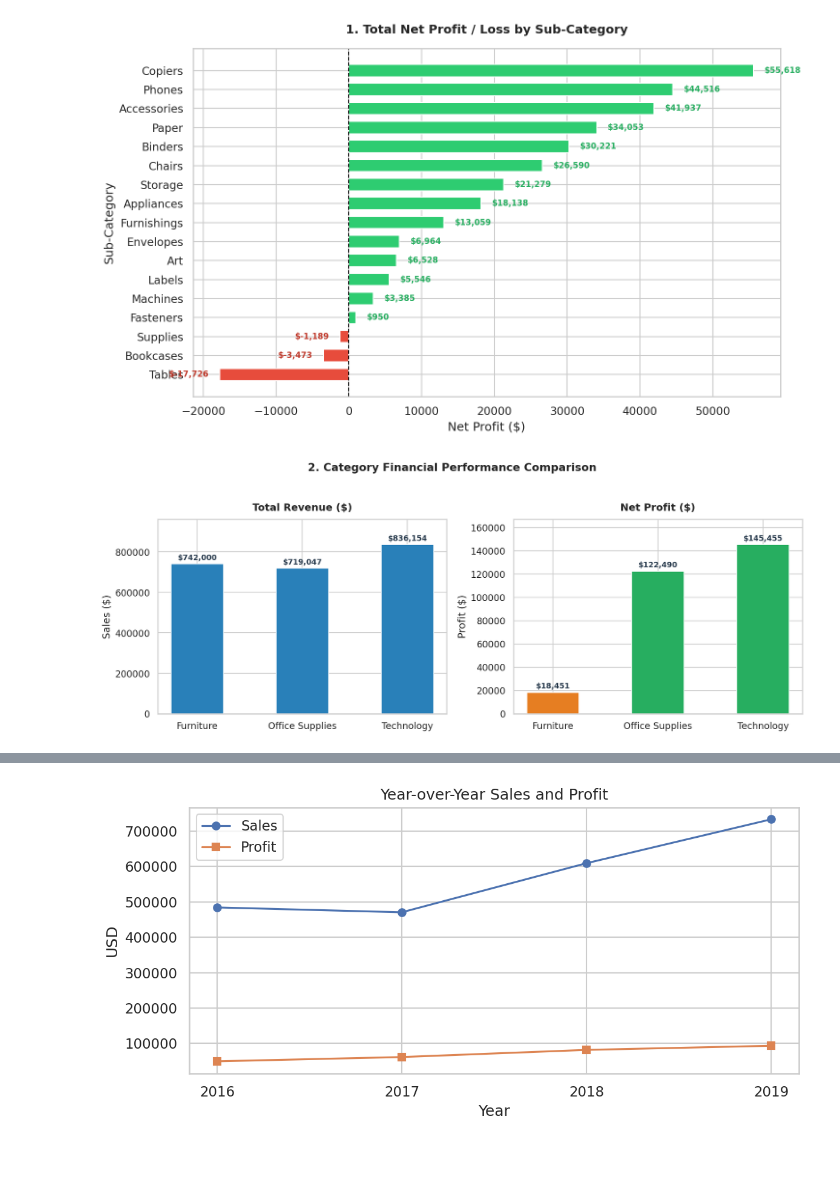
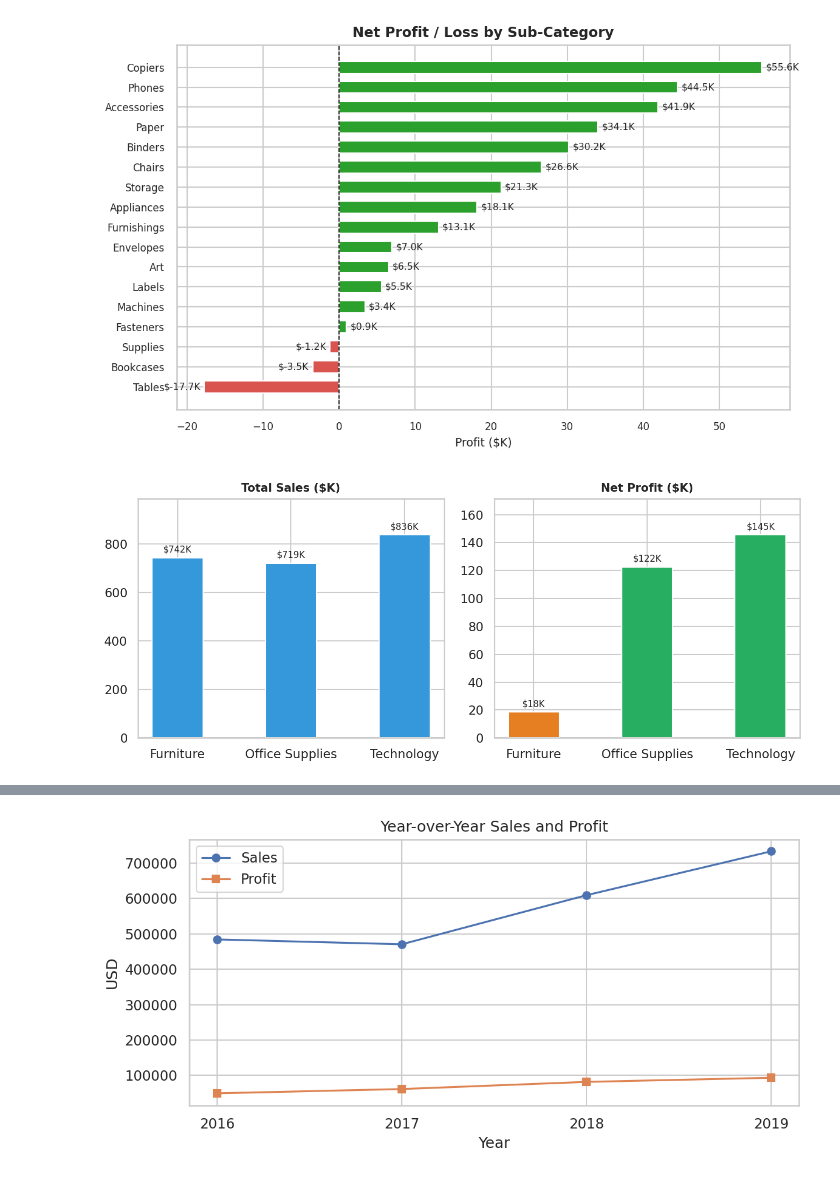
Before and after one commit to Abdullah-630/superstore-analytics, a Jupyter notebook: notebooks/4_data_visualization.ipynb, the cells around one changed output, grey strips where cells are left out. Cells and saved outputs as stored; diff of their text form; code cells hidden in the pictures.

```diff
--- a/notebooks/4_data_visualization.ipynb
+++ b/notebooks/4_data_visualization.ipynb
@@ -13,63 +37,43 @@ df = pd.read_pickle('../data/processed/superstore_eda_ready.pkl')
 # %%
-# Chart 1: Net Profit by Sub-Category (Identifying Loss-Makers)
+subcat_profit = df.groupby('Sub-Category')['Profit'].sum().sort_values()
 
-subcat_profit = df.groupby('Sub-Category', observed=True)['Profit'].sum().sort_values()
+colors = ['#d9534f' if p < 0 else '#2ca02c' for p in subcat_profit]
+
+plt.figure(figsize=(8, 5))
+bars = plt.barh(subcat_profit.index, subcat_profit / 1e3, color=colors, height=0.6)
 
 
-colors = ['#e74c3c' if val < 0 else '#2ecc71' for val in subcat_profit.values]
+plt.bar_label(bars, fmt='$%.1fK', padding=3, fontsize=7.5)
 
-plt.figure(figsize=(10, 6))
-bars = plt.barh(subcat_profit.index, subcat_profit.values, color=colors, height=0.65)
-
-
-for bar in bars:
-    w = bar.get_width()
-    offset = -1500 if w < 0 else 1500
-    ha = 'right' if w < 0 else 'left'
-    plt.text(w + offset, bar.get_y() + bar.get_height()/2, f"${w:,.0f}",
-             va='center', ha=ha, fontsize=8, fontweight='bold',
-             color='#c0392b' if w < 0 else '#27ae60')
-
-plt.axvline(0, color='black', linewidth=1, linestyle='--')
-plt.title('1. Total Net Profit / Loss by Sub-Category', fontweight='bold', pad=15)
-plt.xlabel('Net Profit ($)')
-plt.ylabel('Sub-Category')
+plt.axvline(0, color='black', linewidth=0.8, linestyle='--')
+plt.title('Net Profit / Loss by Sub-Category', fontsize=11, fontweight='bold')
+plt.xlabel('Profit ($K)', fontsize=9)
+plt.yticks(fontsize=8)
+plt.xticks(fontsize=8)
 plt.tight_layout()
 plt.show()
 # %% [output]
-[figure, old version]
+[figure, new version]
 # %%
-# ==============================================================================
-# Chart 2 (Side-by-Side): Total Sales vs. Net Profit across Categories
-# ==============================================================================
-cat_data = df.groupby('Category', observed=True)[['Sales', 'Profit']].sum().reset_index()
+cat = df.groupby('Category')[['Sales', 'Profit']].sum()
 
-fig, (ax1, ax2) = plt.subplots(1, 2, figsize=(12, 4.5))
+fig, (ax1, ax2) = plt.subplots(1, 2, figsize=(9, 3.8))
 
-# 1. Sales Plot (Left)
-bars1 = ax1.bar(cat_data['Category'], cat_data['Sales'], color='#2980b9', width=0.5)
-ax1.set_title('Total Revenue ($)', fontweight='bold', pad=10)
-ax1.set_ylabel('Sales ($)')
-ax1.set_ylim(0, cat_data['Sales'].max() * 1.15)
-for bar in bars1:
-    h = bar.get_height()
-    ax1.text(bar.get_x() + bar.get_width()/2, h + 10000, f"${h:,.0f}",
-             ha='center', va='bottom', fontsize=9, fontweight='bold', color='#2c3e50')
+# 1. Sales
+bars1 = ax1.bar(cat.index, cat['Sales'] / 1e3, color='#3498db', width=0.45)
+ax1.bar_label(bars1, fmt='$%.0fK', padding=3, fontsize=8)
+ax1.set_title('Total Sales ($K)', fontsize=10, fontweight='bold')
+ax1.set_ylim(0, (cat['Sales'].max() / 1e3) * 1.18)
 
-# 2. Profit Plot (Right) - Furniture highlighted in orange/red
-profit_colors = ['#e67e22' if cat == 'Furniture' else '#27ae60' for cat in cat_data['Category']]
-bars2 = ax2.bar(cat_data['Category'], cat_data['Profit'], color=profit_colors, width=0.5)
-ax2.set_title('Net Profit ($)', fontweight='bold', pad=10)
-ax2.set_ylabel('Profit ($)')
-ax2.set_ylim(0, cat_data['Profit'].max() * 1.15)
-for bar in bars2:
-    h = bar.get_height()
-    ax2.text(bar.get_x() + bar.get_width()/2, h + 2000, f"${h:,.0f}",
-             ha='center', va='bottom', fontsize=9, fontweight='bold', color='#2c3e50')
+# 2. Profit
+colors = ['#e67e22' if c == 'Furniture' else '#27ae60' for c in cat.index]
+bars2 = ax2.bar(cat.index, cat['Profit'] / 1e3, color=colors, width=0.45)
+ax2.bar_label(bars2, fmt='$%.0fK', padding=3, fontsize=8)
+ax2.set_title('Net Profit ($K)', fontsize=10, fontweight='bold')
+ax2.set_ylim(0, (cat['Profit'].max() / 1e3) * 1.18)
 
-plt.suptitle('2. Category Financial Performance Comparison', fontsize=13, fontweight='bold', y=1.03)
 plt.tight_layout()
 plt.show()
 # %% [output]
-[figure, old version]
+[figure, new version]
 # %%
```
Also changed, not shown: parts of 7 cells of this notebook.
